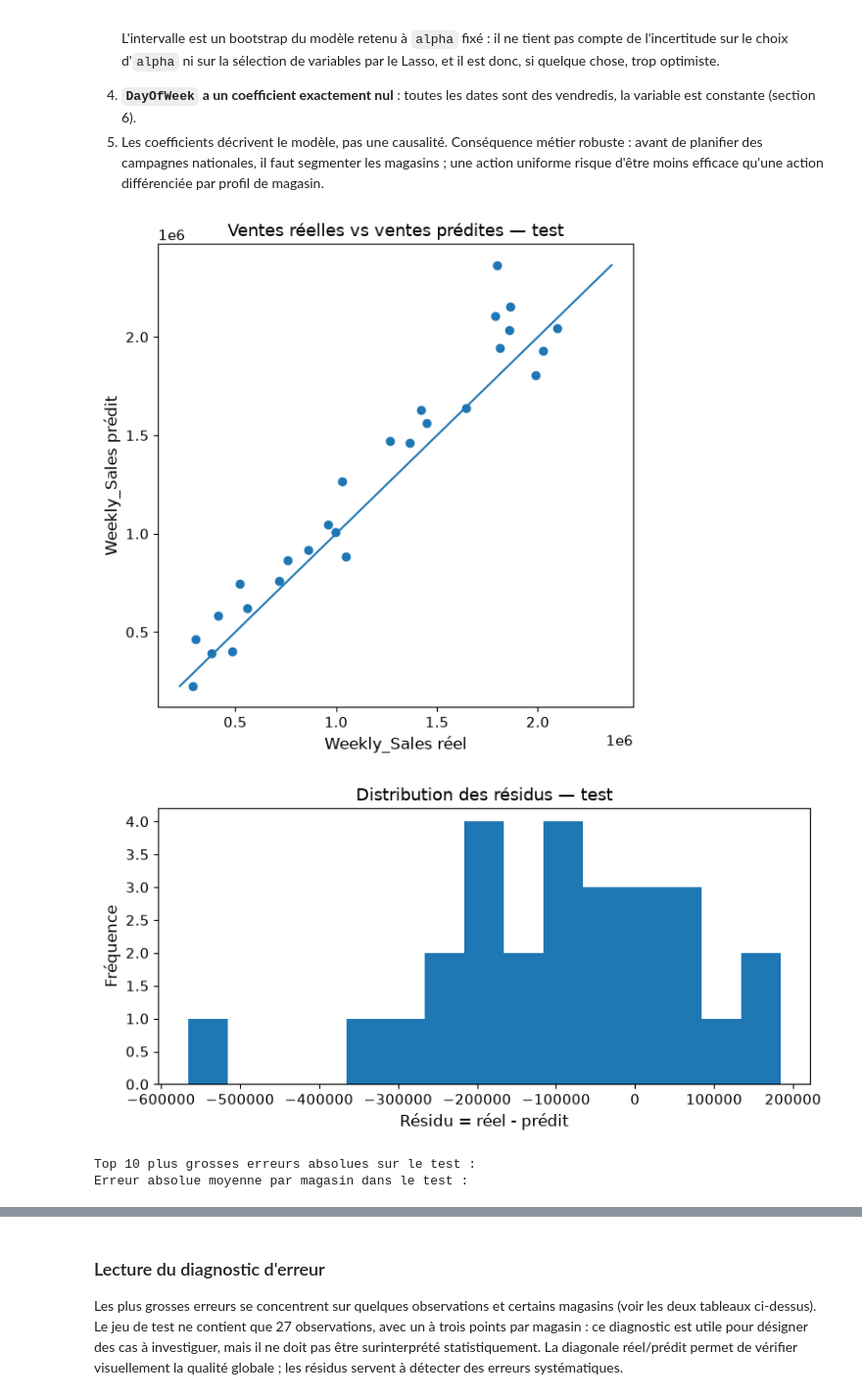
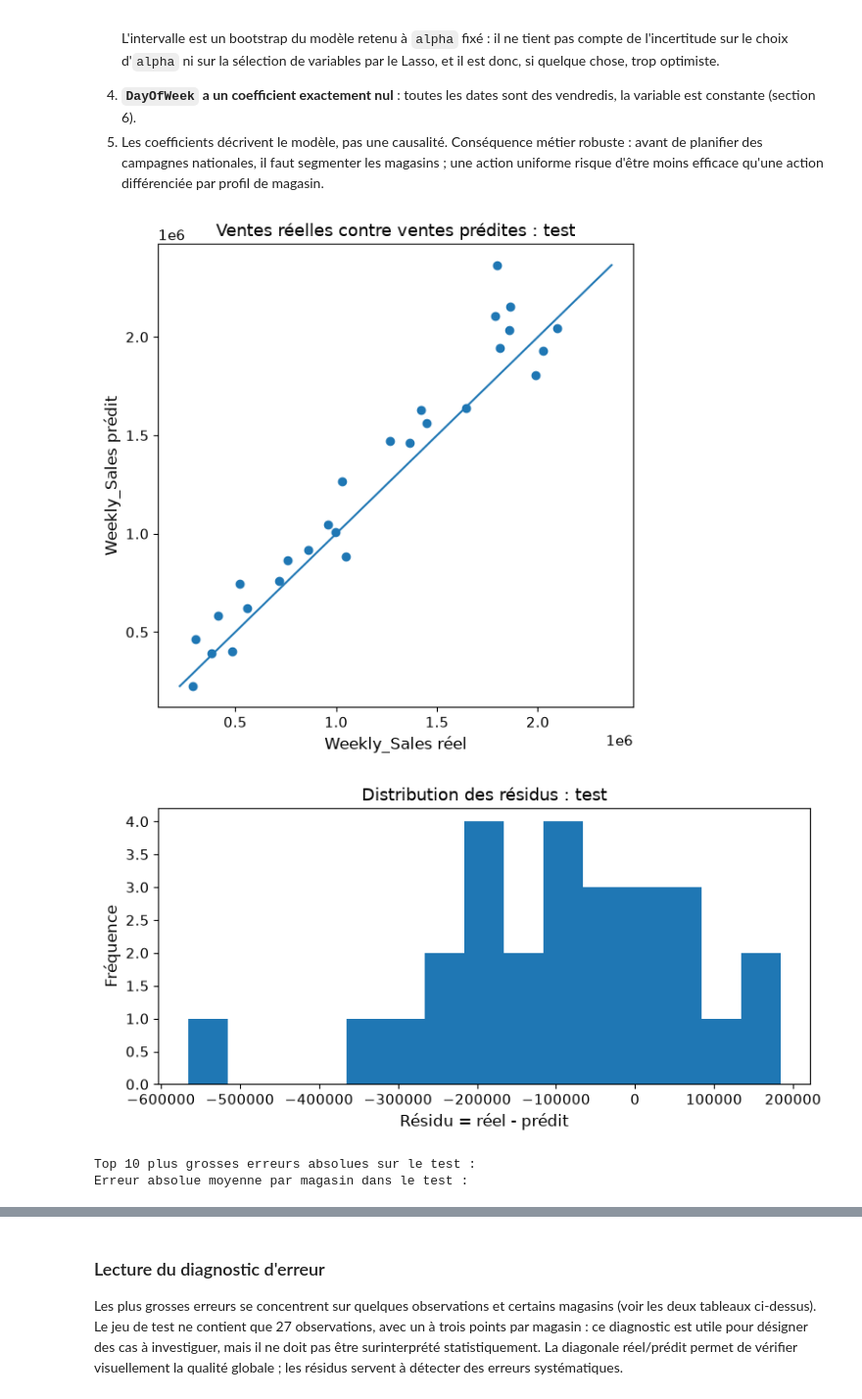
Before and after one commit to KinSushi/jedha-rncp35288-portfolio, a Jupyter notebook: bloc_3_machine_learning/1_Walmart/Walmart_Bloc3_CDSD_v2.ipynb, the cells around one changed output, grey strips where cells are left out. Shown at 98% size. Drawn from its saved outputs; the diff is of its cells as text; code cells hidden in the pictures.

```diff
--- a/bloc_3_machine_learning/1_Walmart/Walmart_Bloc3_CDSD_v2.ipynb
+++ b/bloc_3_machine_learning/1_Walmart/Walmart_Bloc3_CDSD_v2.ipynb
@@ -413,7 +413,7 @@ ventes = df_raw.dropna(subset=["Weekly_Sales"])
 # petit et cela ferait perdre trop d'information sur X.
 plt.figure(figsize=(9, 4))
 df_raw.isna().sum().sort_values(ascending=False).plot(kind="bar")
-plt.title(f"Valeurs manquantes par colonne — données brutes ({len(df_raw)} lignes)")
+plt.title(f"Valeurs manquantes par colonne : données brutes ({len(df_raw)} lignes)")
 plt.ylabel("Nombre de valeurs manquantes")
 plt.xticks(rotation=45, ha="right")
 plt.tight_layout()
@@ -436,7 +436,7 @@ plt.show()
 plt.close()
 
 # -----------------------------------------------------------------------------
-# 5.3 Ventes moyennes par magasin — TOUS les magasins
+# 5.3 Ventes moyennes par magasin : TOUS les magasins
 # -----------------------------------------------------------------------------
 # Pourquoi ? Store est probablement un facteur structurel : chaque magasin a un
 # bassin de clientèle, une taille et un emplacement différents.
@@ -467,7 +467,7 @@ for barre, n_obs in zip(barres, par_magasin["n"], strict=True):
         fontsize=9,
     )
 ax.set_title(
-    f"Ventes hebdomadaires moyennes par magasin — les {len(par_magasin)} magasins "
+    f"Ventes hebdomadaires moyennes par magasin : les {len(par_magasin)} magasins "
     f"({len(ventes)} lignes)"
 )
 ax.set_xlabel("Store (n = nombre d'observations)")
@@ -526,7 +526,7 @@ ax.set_yticks(range(len(corr.index)), corr.index)
 for i in range(len(corr)):
     for j in range(len(corr)):
         ax.text(j, i, f"{corr.iloc[i, j]:.2f}", ha="center", va="center", fontsize=9)
-ax.set_title("Matrice de corrélation — variables numériques")
+ax.set_title("Matrice de corrélation : variables numériques")
 fig.tight_layout()
 plt.show()
 plt.close(fig)
@@ -1562,7 +1562,7 @@ prediction_diagnostic["residual"] = (
 prediction_diagnostic["absolute_error"] = prediction_diagnostic["residual"].abs()
 
 # -----------------------------------------------------------------------------
-# 15.1 Graphique réel vs prédit
+# 15.1 Graphique réel contre prédit
 # -----------------------------------------------------------------------------
 # Plus les points sont proches de la diagonale, meilleur est le modèle.
 plt.figure(figsize=(6, 6))
@@ -1574,7 +1574,7 @@ lims = [
     max(prediction_diagnostic["y_true"].max(), prediction_diagnostic["y_pred"].max()),
 ]
 plt.plot(lims, lims)
-plt.title("Ventes réelles vs ventes prédites — test")
+plt.title("Ventes réelles contre ventes prédites : test")
 plt.xlabel("Weekly_Sales réel")
 plt.ylabel("Weekly_Sales prédit")
 plt.tight_layout()
@@ -1588,41 +1588,41 @@ plt.close()  # évite l'accumulation de figures en exécution batch
 # autour de zéro. Ici, l'échantillon test est petit : on reste prudent.
 plt.figure(figsize=(8, 4))
 plt.hist(prediction_diagnostic["residual"], bins=15)
-plt.title("Distribution des résidus — test")
+plt.title("Distribution des résidus : test")
 plt.xlabel("Résidu = réel - prédit")
 plt.ylabel("Fréquence")
 plt.tight_layout()
 plt.show()
 plt.close()  # évite l'accumulation de figures en exécution batch
 
 # -----------------------------------------------------------------------------
 # 15.3 Top erreurs absolues
 # -----------------------------------------------------------------------------
 # Pourquoi ? Les grosses erreurs sont les cas à investiguer en priorité avec les
 # équipes métier : promotion manquante, événement local, rupture de stock, etc.
 print("Top 10 plus grosses erreurs absolues sur le test :")
 afficher(prediction_diagnostic.sort_values("absolute_error", ascending=False).head(10))
 
 # -----------------------------------------------------------------------------
 # 15.4 Erreur par magasin
 # -----------------------------------------------------------------------------
 # Pourquoi ? Comme Store domine les coefficients, il est cohérent de monitorer la
 # qualité par magasin. Un modèle global peut être bon en moyenne et faible sur un
 # segment précis.
 print("Erreur absolue moyenne par magasin dans le test :")
 error_by_store = (
     prediction_diagnostic.groupby("Store")
     .agg(
         n_test=("absolute_error", "size"),
         mean_absolute_error=("absolute_error", "mean"),
         max_absolute_error=("absolute_error", "max"),
     )
     .sort_values("mean_absolute_error", ascending=False)
 )
 afficher(error_by_store)
 # %% [output]
-[figure, old version]
+[figure, new version]
-[figure, old version]
+[figure, new version]
 Top 10 plus grosses erreurs absolues sur le test :
 Erreur absolue moyenne par magasin dans le test :
 |  | n_test | mean_absolute_error | max_absolute_error |
```
Also changed, not shown: parts of 9 cells of this notebook, 33 other files.
